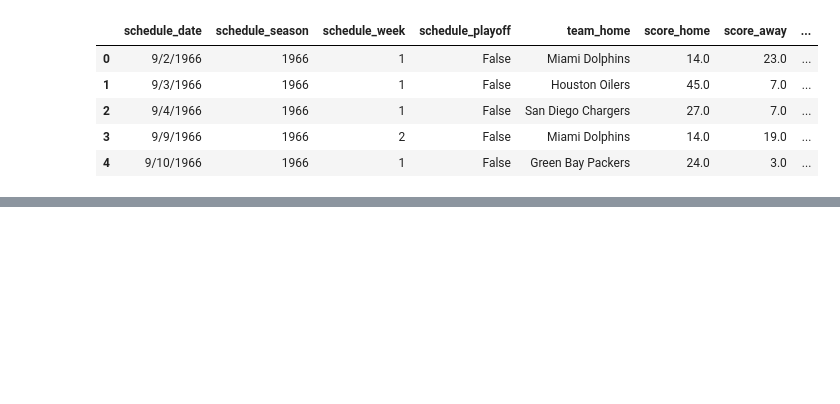
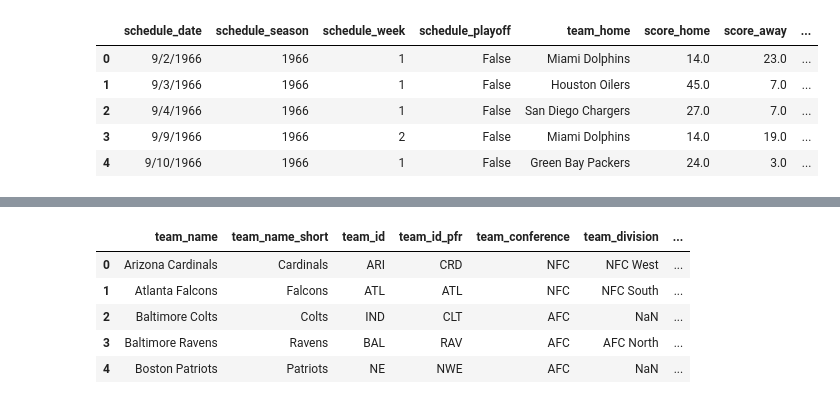
Before and after one commit to RyWheliss96/project_4, a Jupyter notebook: data_manipulation.ipynb, the cells around one changed output, grey strips where cells are left out. Saved outputs shown, nothing was run; the diff lists cells and outputs as text; code cells hidden in the pictures; blank space fills up the shorter version.

Commit message:
made final data

```diff
--- a/data_manipulation.ipynb
+++ b/data_manipulation.ipynb
@@ -16,0 +37,11 @@ df_big_data.head()
+# %%
+file_path2 = Path("Data/nfl_teams.csv")
+df_teams = pd.read_csv(file_path2)
+df_teams.head()
+# %% [output]
+|  | team_name | team_name_short | team_id | team_id_pfr | team_conference | team_division | ... |
+| 0 | Arizona Cardinals | Cardinals | ARI | CRD | NFC | NFC West | ... |
+| 1 | Atlanta Falcons | Falcons | ATL | ATL | NFC | NFC South | ... |
+| 2 | Baltimore Colts | Colts | IND | CLT | AFC | NaN | ... |
+| 3 | Baltimore Ravens | Ravens | BAL | RAV | AFC | AFC North | ... |
+| 4 | Boston Patriots | Patriots | NE | NWE | AFC | NaN | ... |
```
Also changed, not shown: parts of 9 cells of this notebook, 1 other file.
